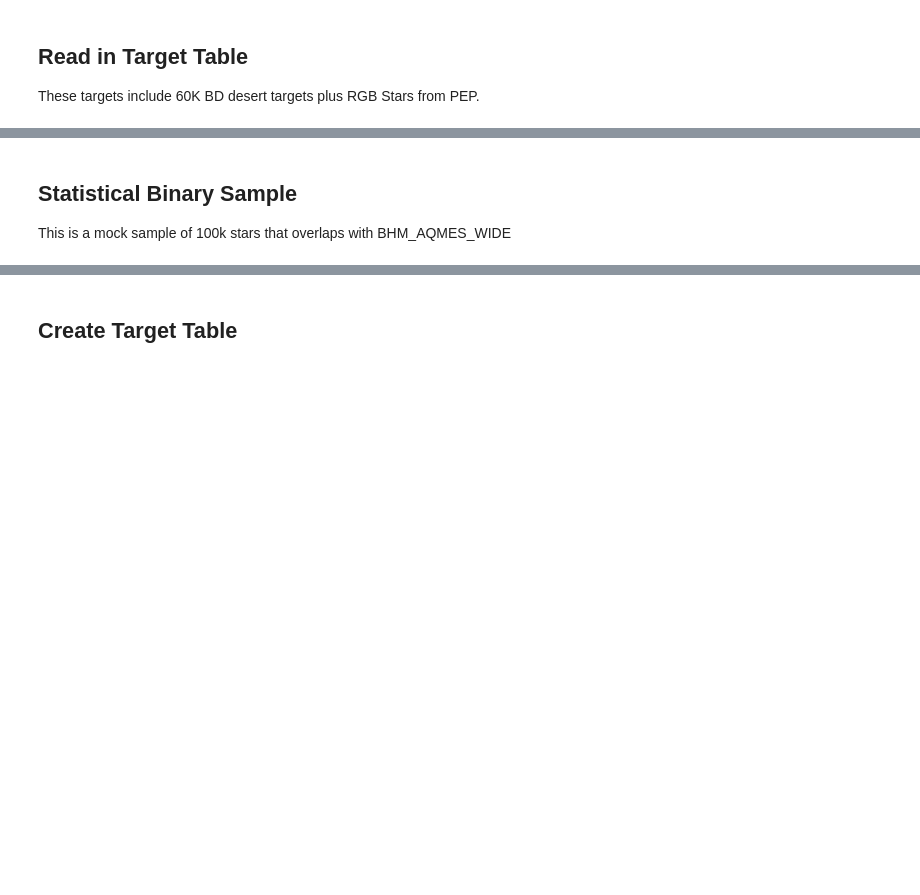
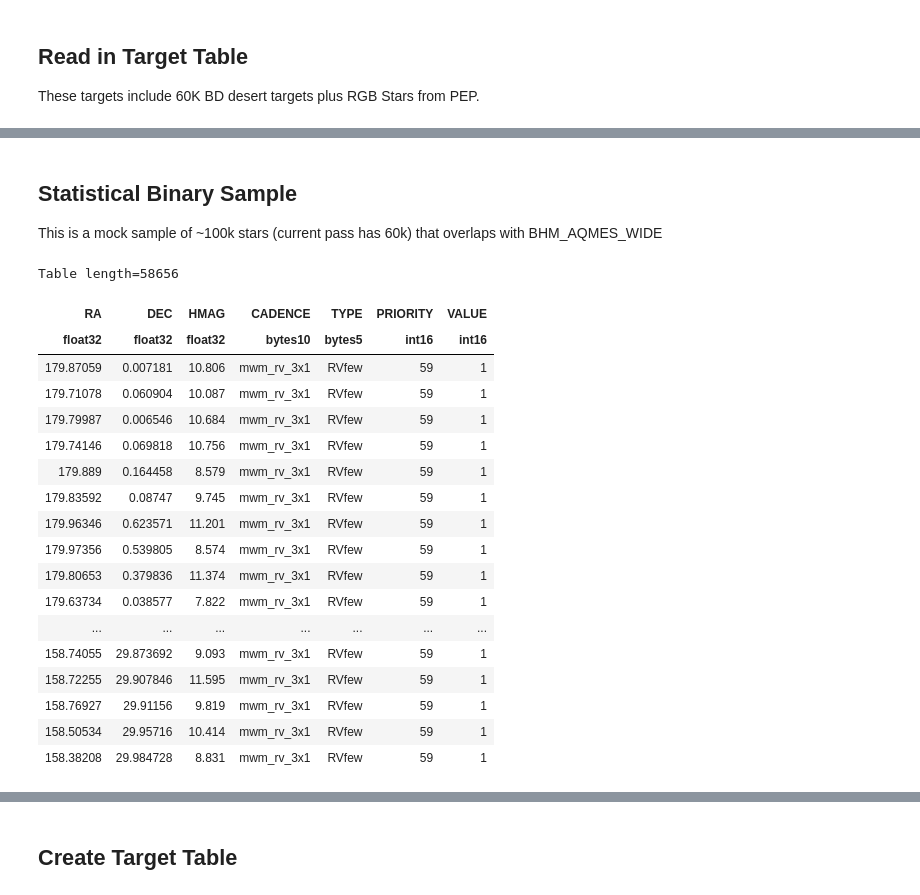
Before and after one commit to William-Zhang-R/SDSS-V-SimTargets, a Jupyter notebook: allsky/RV Targets.ipynb, the cells around one changed output, grey strips where cells are left out. Cells and saved outputs as stored; diff of their text form; code cells hidden in the pictures; blank space fills up the shorter version.

Commit message:
Added a better mock statistical sample.

```diff
--- a/allsky/RV Targets.ipynb
+++ b/allsky/RV Targets.ipynb
@@ -58,4 +58,4 @@ Table length=75672
 | 356.4661828069933 | -10.97059297569275 | rv9x2 | rv | 45 | 1.0 | RG | 10.979 | 4907.758 | 3.3700068 | -0.35746843 |
 # %% [markdown]
 ## Statistical Binary Sample
-This is a mock sample of 100k stars that overlaps with BHM_AQMES_WIDE
+This is a mock sample of ~100k stars (current pass has 60k) that overlaps with BHM_AQMES_WIDE
@@ -64,3 +62,26 @@ rv_stat_tab = rv_tab[0:10]
+# %%
+rv_few_tab = Table.read('workspace/target_files/RV/MWM-RV-fewEpoch-v01.fits')
+rv_few_tab
+# %% [output]
+Table length=58656
+| RA | DEC | HMAG | CADENCE | TYPE | PRIORITY | VALUE |
+| float32 | float32 | float32 | bytes10 | bytes5 | int16 | int16 |
+| 179.87059 | 0.007181 | 10.806 | mwm_rv_3x1 | RVfew | 59 | 1 |
+| 179.71078 | 0.060904 | 10.087 | mwm_rv_3x1 | RVfew | 59 | 1 |
+| 179.79987 | 0.006546 | 10.684 | mwm_rv_3x1 | RVfew | 59 | 1 |
+| 179.74146 | 0.069818 | 10.756 | mwm_rv_3x1 | RVfew | 59 | 1 |
+| 179.889 | 0.164458 | 8.579 | mwm_rv_3x1 | RVfew | 59 | 1 |
+| 179.83592 | 0.08747 | 9.745 | mwm_rv_3x1 | RVfew | 59 | 1 |
+| 179.96346 | 0.623571 | 11.201 | mwm_rv_3x1 | RVfew | 59 | 1 |
+| 179.97356 | 0.539805 | 8.574 | mwm_rv_3x1 | RVfew | 59 | 1 |
+| 179.80653 | 0.379836 | 11.374 | mwm_rv_3x1 | RVfew | 59 | 1 |
+| 179.63734 | 0.038577 | 7.822 | mwm_rv_3x1 | RVfew | 59 | 1 |
+| ... | ... | ... | ... | ... | ... | ... |
+| 158.74055 | 29.873692 | 9.093 | mwm_rv_3x1 | RVfew | 59 | 1 |
+| 158.72255 | 29.907846 | 11.595 | mwm_rv_3x1 | RVfew | 59 | 1 |
+| 158.76927 | 29.91156 | 9.819 | mwm_rv_3x1 | RVfew | 59 | 1 |
+| 158.50534 | 29.95716 | 10.414 | mwm_rv_3x1 | RVfew | 59 | 1 |
+| 158.38208 | 29.984728 | 8.831 | mwm_rv_3x1 | RVfew | 59 | 1 |
 # %%
 plt.rcParams.update({'font.size': 14})
 (fig,bmap) = testfield_fk5()
```
Also changed, not shown: parts of 23 cells of this notebook.
